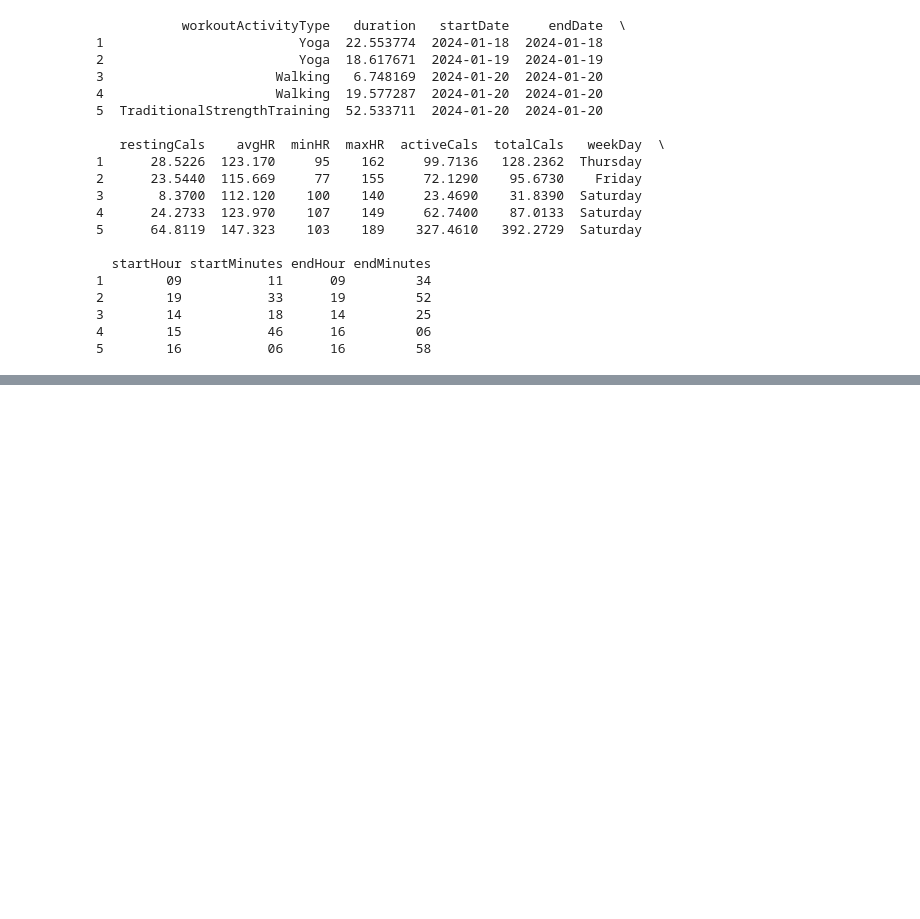
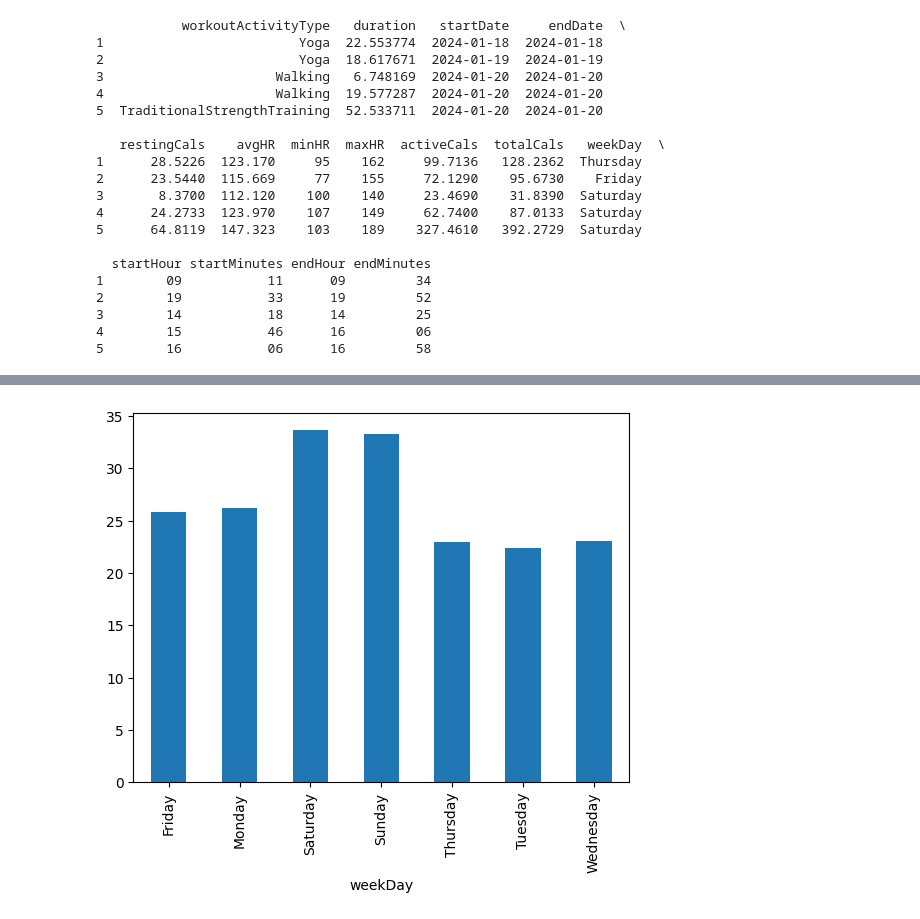
Before and after one commit to mtennier/fitness-ml, a Jupyter notebook: explore.ipynb, the cells around one changed output, grey strips where cells are left out. Cells and saved outputs as stored; diff of their text form; code cells hidden in the pictures; blank space fills up the shorter version.

```diff
--- a/explore.ipynb
+++ b/explore.ipynb
@@ -165,0 +176,6 @@ print(records.head())
+# %%
+# display avg exercise duration per weekday
+records.groupby(['weekDay'])['duration'].mean().plot.bar(x='weekDay',y='duration')
+plt.show()
+# %% [output]
+[figure, added]
```
Also changed, not shown: parts of 5 cells of this notebook.
